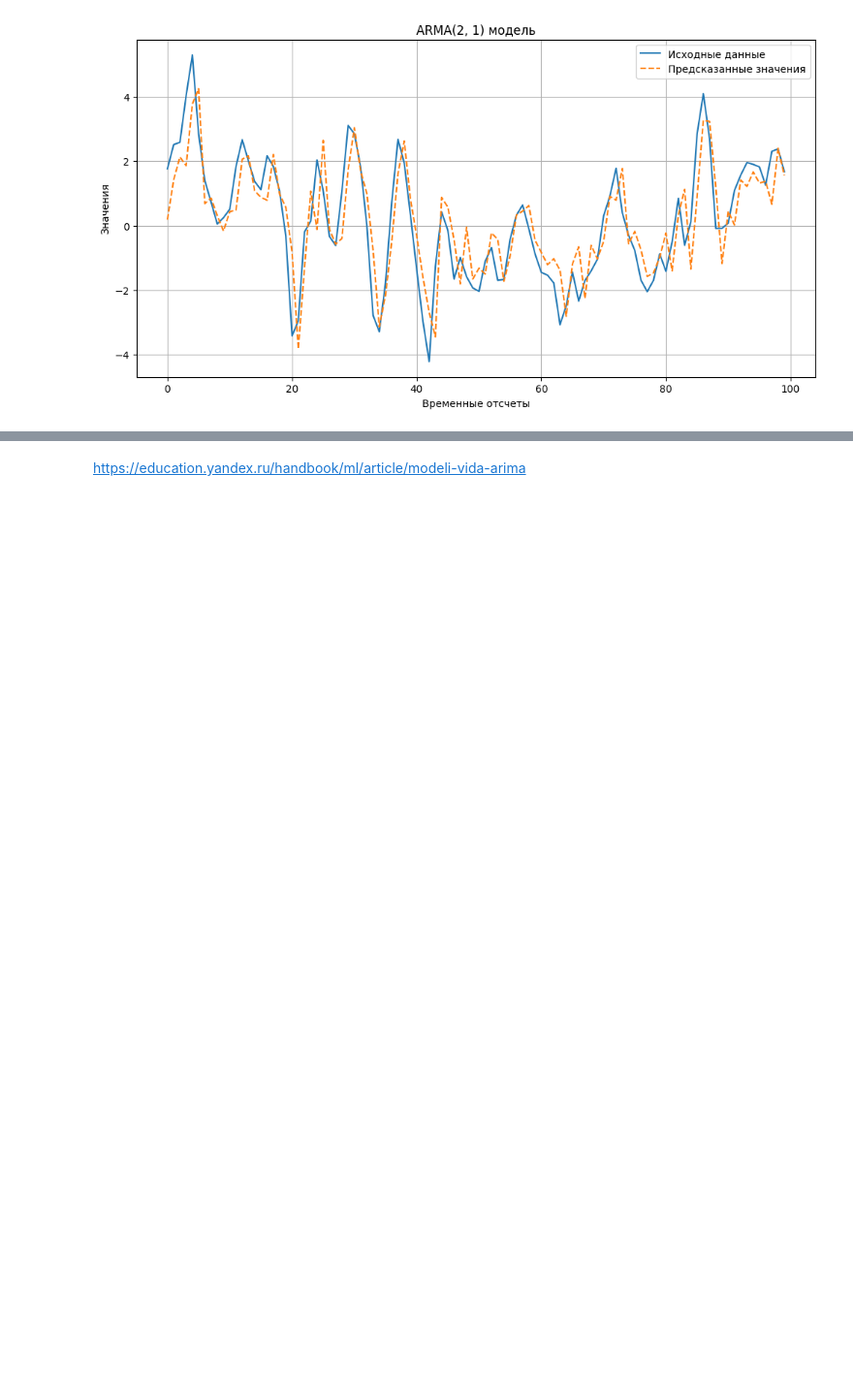
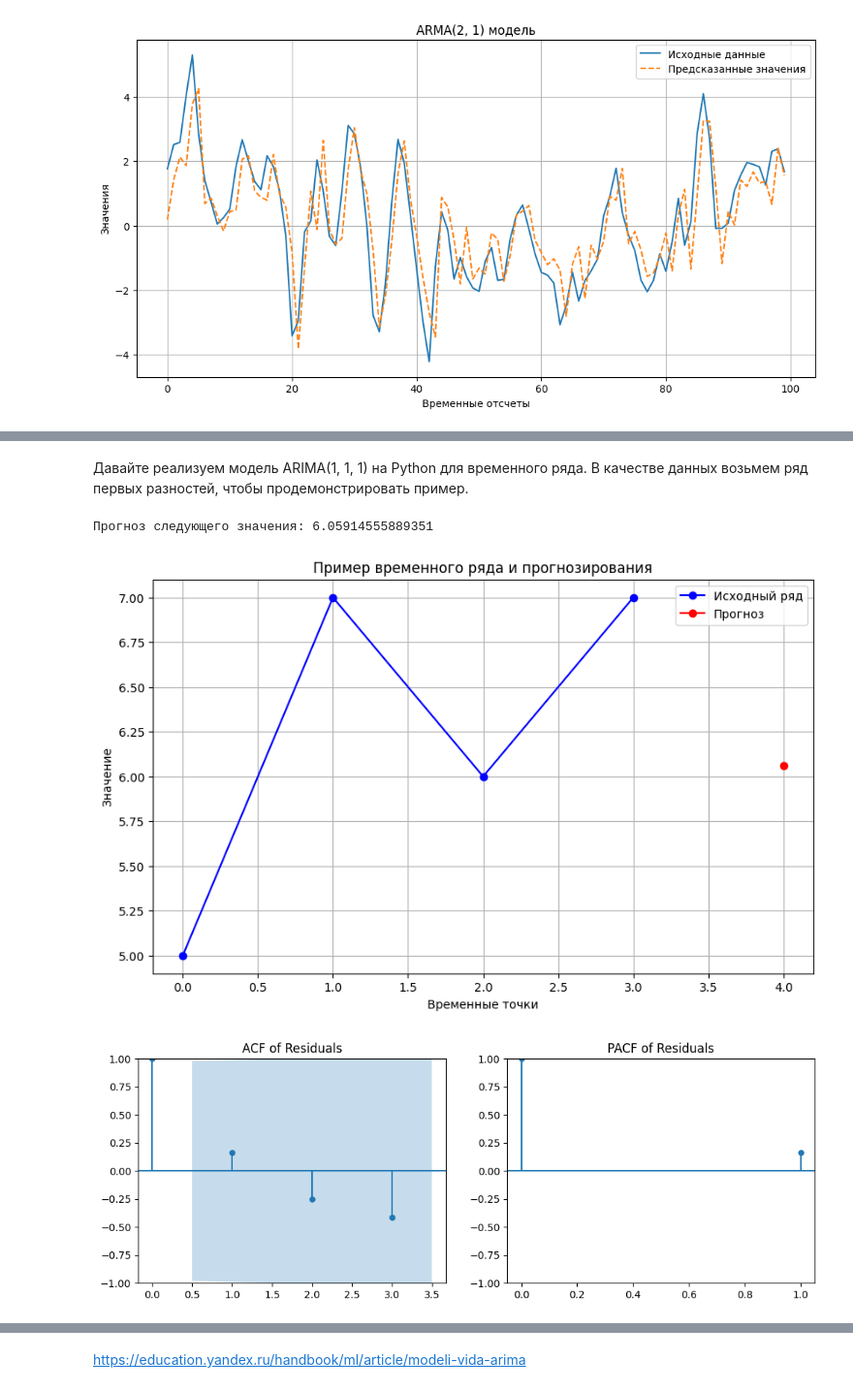
Before and after one commit to CodeHunterOfficial/TimeSeriesForecast_2024-2025, a Jupyter notebook: Тема 3. Модели вида ARIMA/Тема 3. Модели семейства ARIMA.ipynb, the cells around one changed output, grey strips where cells are left out. Shown at 97% size. Cells and saved outputs as stored; diff of their text form; code cells hidden in the pictures; blank space fills up the shorter version.

```diff
--- a/Тема 3. Модели вида ARIMA/Тема 3. Модели семейства ARIMA.ipynb
+++ b/Тема 3. Модели вида ARIMA/Тема 3. Модели семейства ARIMA.ipynb
@@ -877,0 +984,44 @@ Warnings:
+# %% [markdown]
+Давайте реализуем модель ARIMA(1, 1, 1) на Python для временного ряда. В качестве данных возьмем ряд первых разностей, чтобы продемонстрировать пример.
+# %%
+import numpy as np
+import matplotlib.pyplot as plt
+from statsmodels.tsa.arima.model import ARIMA
+from statsmodels.graphics.tsaplots import plot_acf, plot_pacf
+
+# Пример данных (первые разности временного ряда)
+data = np.array([5, 7, 6, 7])
+
+# Оценка модели ARIMA(1, 1, 1)
+model = ARIMA(data, order=(1, 1, 1))
+model_fit = model.fit()
+
+# Прогнозирование следующего значения
+forecast = model_fit.forecast()
+print("Прогноз следующего значения:", forecast[0])
+
+# Визуализация временного ряда и прогноза
+plt.figure(figsize=(10, 6))
+
+# Визуализация временного ряда
+plt.plot(np.arange(len(data)), data, marker='o', linestyle='-', color='b', label='Исходный ряд')
+
+# Визуализация прогноза
+plt.plot(len(data), forecast[0], marker='o', color='r', label='Прогноз')
+
+plt.title('Пример временного ряда и прогнозирования')
+plt.xlabel('Временные точки')
+plt.ylabel('Значение')
+plt.legend()
+plt.grid(True)
+plt.show()
+
+# Диагностика модели: ACF и PACF для остатков
+fig, (ax1, ax2) = plt.subplots(1, 2, figsize=(12, 4))
+plot_acf(model_fit.resid, ax=ax1, lags=3, title='ACF of Residuals')
+plot_pacf(model_fit.resid, ax=ax2, lags=1, title='PACF of Residuals')
+plt.show()
+# %% [output]
+Прогноз следующего значения: 6.05914555889351
+[figure, added]
+[figure, added]
```
Also changed, not shown: parts of 4 cells of this notebook.
